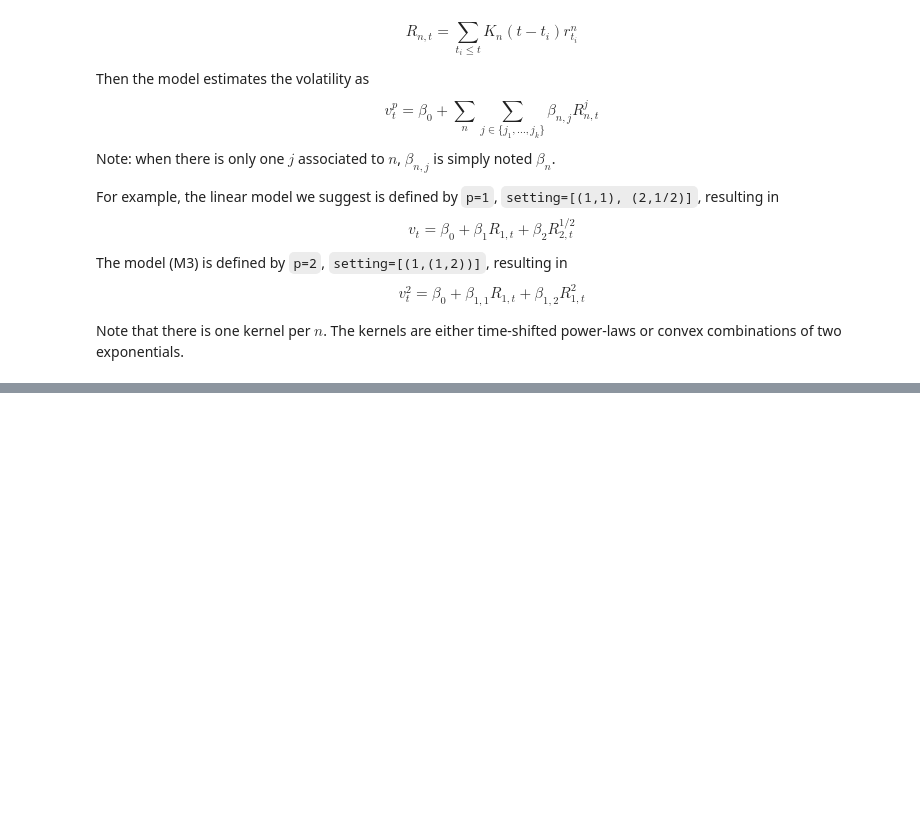
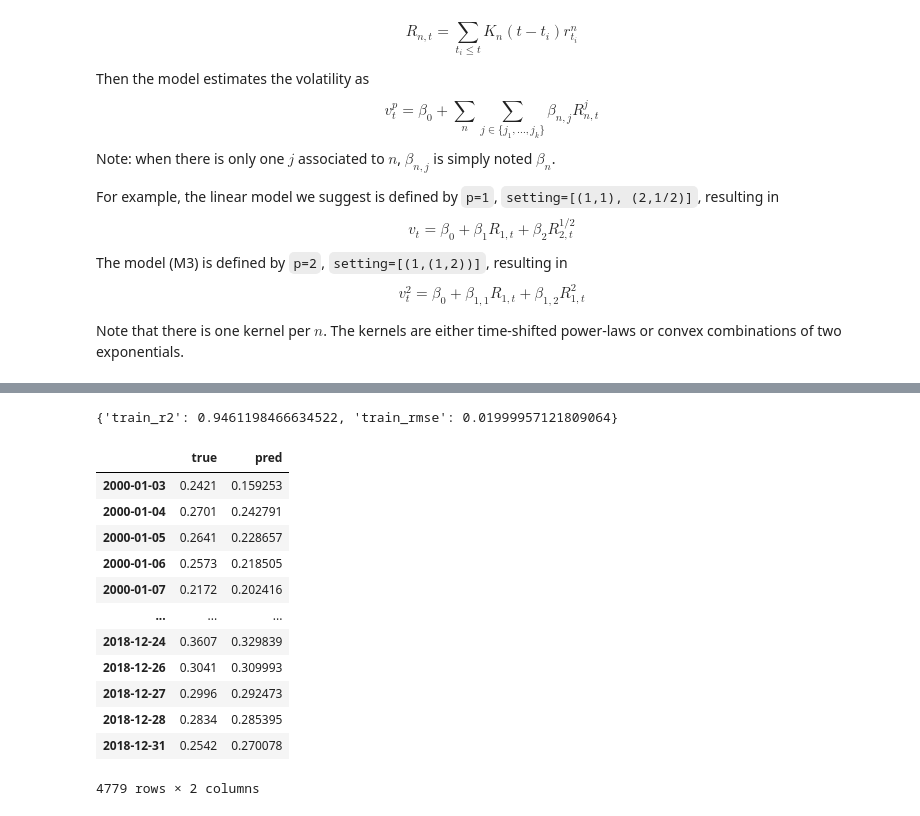
Before and after one commit to JurajZelman/volatility-path-dependent, a Jupyter notebook: main.ipynb, the cells around one changed output, grey strips where cells are left out. Cells and saved outputs as stored; diff of their text form; code cells hidden in the pictures; blank space fills up the shorter version.

```diff
--- a/main.ipynb
+++ b/main.ipynb
@@ -44,0 +71,6 @@ Note that there is one kernel per $n$. The kernels are either time-shifted power
+# %%
+spx_data.index = pd.to_datetime(spx_data.index.date)
+vix_data.index = pd.to_datetime(vix_data.index.date)
+# %%
+spx = spx_data['Close']
+vix = vix_data['Close']/100
@@ -44,0 +103,25 @@ Note that there is one kernel per $n$. The kernels are either time-shifted power
+# %%
+df_train = data_between_dates(df, train_start_date, test_start_date - pd.DateOffset(days=1))
+df_train
+
+sol2 = fit_model(
+    # vol=vol_train,
+    # index=index_train,
+    df=df_train,
+    p=p,
+    setting=setting,
+    max_delta=max_delta
+)
+# %%
+sol2 = {
+        key: sol2[key]
+        for key in [
+            "train_r2",
+            "train_rmse",
+            "features",
+            "opt_params",
+            "opt_params_original",
+            "train_pred",
+        ]
+    }
+sol2["opt_params"]
@@ -44,0 +136,24 @@ Note that there is one kernel per $n$. The kernels are either time-shifted power
+# %%
+# scores
+print({key: sol2[key] for key in ['train_r2', 'train_rmse']})
+# %% [output]
+{'train_r2': 0.9461198466634522, 'train_rmse': 0.01999957121809064}
+# %%
+# Compare the real and predicted values
+pd.DataFrame(
+    {"true": vol_train, "pred": sol2["train_pred"]},
+)
+# %% [output]
+|  | true | pred |
+| 2000-01-03 | 0.2421 | 0.159253 |
+| 2000-01-04 | 0.2701 | 0.242791 |
+| 2000-01-05 | 0.2641 | 0.228657 |
+| 2000-01-06 | 0.2573 | 0.218505 |
+| 2000-01-07 | 0.2172 | 0.202416 |
+| ... | ... | ... |
+| 2018-12-24 | 0.3607 | 0.329839 |
+| 2018-12-26 | 0.3041 | 0.309993 |
+| 2018-12-27 | 0.2996 | 0.292473 |
+| 2018-12-28 | 0.2834 | 0.285395 |
+| 2018-12-31 | 0.2542 | 0.270078 |
+4779 rows × 2 columns
```
Also changed, not shown: parts of 32 cells of this notebook, 2 other files.
